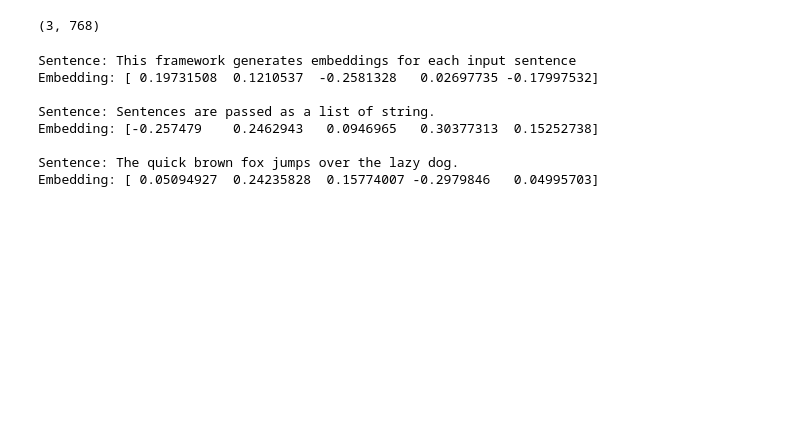
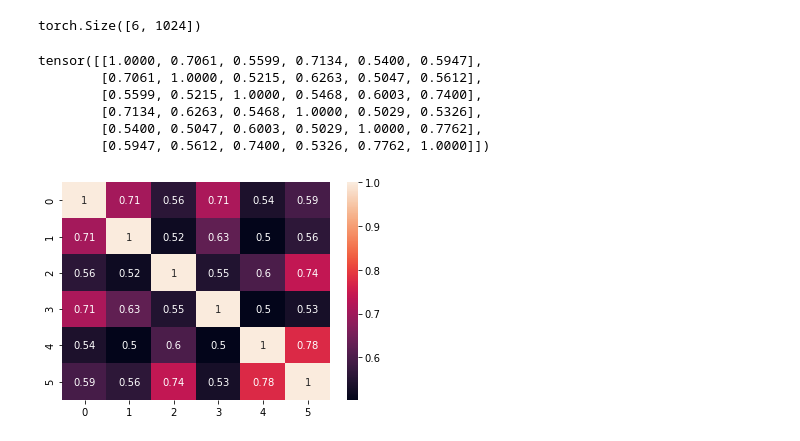
Before and after one commit to deanmeyer10/VC_Investments_2020_Trends, a Jupyter notebook: company-similarity.ipynb, the cells around one changed output. Drawn from its saved outputs; the diff is of its cells as text; code cells hidden in the pictures; blank space fills up the shorter version.

Commit message:
udate com[any similarity

```diff
--- a/company-similarity.ipynb
+++ b/company-similarity.ipynb
@@ -15,20 +14,33 @@ sentence_embeddings = model.encode(sentences)
-# %%
-sentence_embeddings.shape
-# %% [output]
-(3, 768)
-# %%
-for sentence, embedding in zip(sentences, sentence_embeddings):
-    print("Sentence:", sentence)
-    print("Embedding:", embedding[:5])
-    print("")
-# %% [output]
-Sentence: This framework generates embeddings for each input sentence
-Embedding: [ 0.19731508  0.1210537  -0.2581328   0.02697735 -0.17997532]
-
-Sentence: Sentences are passed as a list of string.
-Embedding: [-0.257479    0.2462943   0.0946965   0.30377313  0.15252738]
-
-Sentence: The quick brown fox jumps over the lazy dog.
-Embedding: [ 0.05094927  0.24235828  0.15774007 -0.2979846   0.04995703]
 # %%
 model = SentenceTransformer('stsb-roberta-large')
+# %%
+# Two lists of sentences
+test_descriptions = ["Provider of an artificial intelligence platform designed to help organizations create large-scale, real-time customizable deep learning systems. The company's platform packages research on generative models and neural architecture search to deal with noisy or incomplete data and then finds the best neural network that models the specific dataset and use-case while also handling setting up of data pipelines, scheduled retraining of models from new data, enabling companies of all sizes, to easily and effortlessly embed cutting-edge deep learning models into their business processes, or customer experiences.",
+                     "Developer of an enterprise AI platform designed to accelerate data science by automating the end-to-end journey from data to value. The company's platform democratizes data science with end-to-end automation for building, deploying, and managing machine learning models, and maximizes business value by delivering AI at scale and continuously optimizing performance over time, thereby allowing clients to drive better business outcomes by deploying trusted AI applications within their organizations. ",
+                     "Developer of artificial intelligence (AI) medical imaging platform designed to flag abnormalities as they enter the radiology worklist. The company's platform detect and pinpoint critical anomalies for radiologists through deep learning and AI algorithms that analyze medical images and patient data, enabling radiologists to produce accurate scan anomaly detection.",
+                     "Provider of talent management services dedicated to helping organizations navigate change and transform their workforce. The company's platform uses artificial intelligence and machine learning to assess the workforce's knowledge, qualifications and skills as well as training services, thus enabling enterprises and Government agencies to retrain, recruit and retain workers faster and more accurately.",
+                     "Provider of a genome editing biotechnology platform intended to offer products and services to academia, biotechnology and pharmaceutical companies. The company's platform aims to translate genome editing technologies into novel therapeutics for genetic diseases and cancer, enabling drug discovery companies to conduct high-throughput genome screening and detection of functional big data in biological contexts.",
+                     "Operator of a biotechnology company focused on developing precision medicines for genetically defined neurological and immunological diseases. The company leverages recent advances in human genetics, combined with their state-of-the-art artificial intelligence (AI)-enabled drug discovery and biomarker platforms, to advance therapeutics for devastating diseases, providing patients with the right medicines suffering from genetic disorders."
+]
+
+#Compute embedding for list
+embedding = model.encode(test_descriptions, convert_to_tensor=True)
+embedding.shape
+# %% [output]
+torch.Size([6, 1024])
+# %%
+#Compute cosine-similarits
+cosine_scores = util.pytorch_cos_sim(embedding, embedding)
+print(cosine_scores)
+print()
+# %% [output]
+tensor([[1.0000, 0.7061, 0.5599, 0.7134, 0.5400, 0.5947],
+        [0.7061, 1.0000, 0.5215, 0.6263, 0.5047, 0.5612],
+        [0.5599, 0.5215, 1.0000, 0.5468, 0.6003, 0.7400],
+        [0.7134, 0.6263, 0.5468, 1.0000, 0.5029, 0.5326],
+        [0.5400, 0.5047, 0.6003, 0.5029, 1.0000, 0.7762],
+        [0.5947, 0.5612, 0.7400, 0.5326, 0.7762, 1.0000]])
+# %%
+sns.heatmap(cosine_scores, annot=True);
+# %% [output]
+[figure, added]
```
Also changed, not shown: parts of 9 cells of this notebook.
